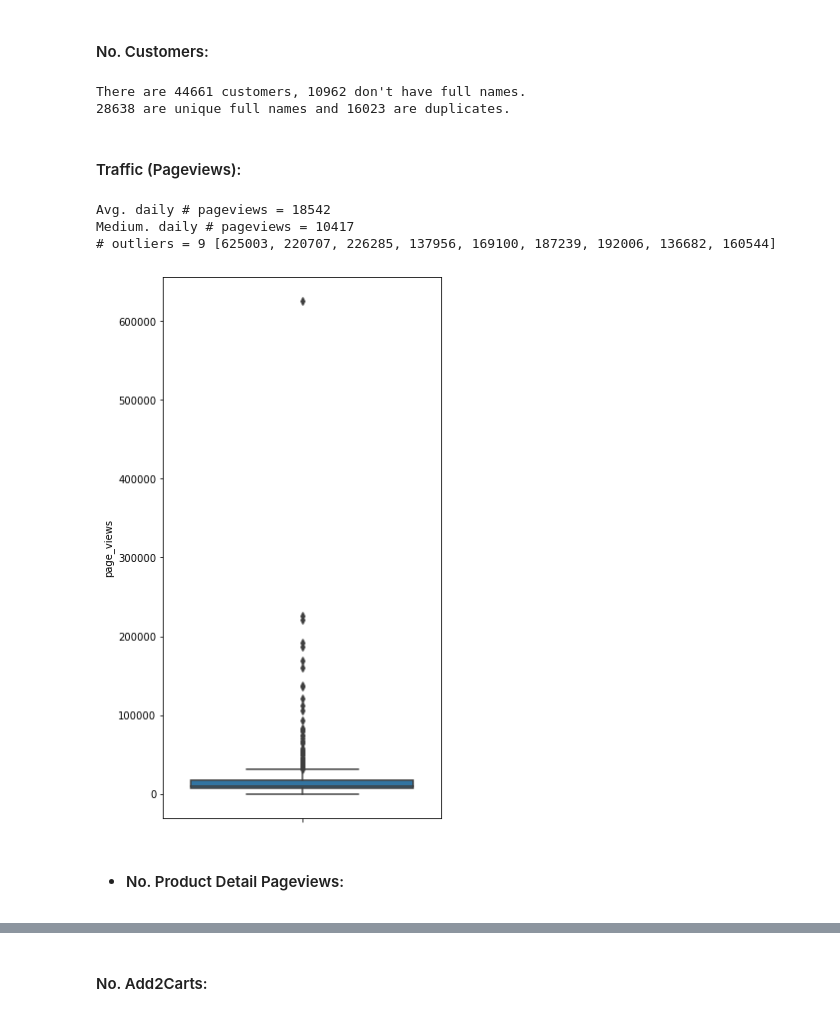
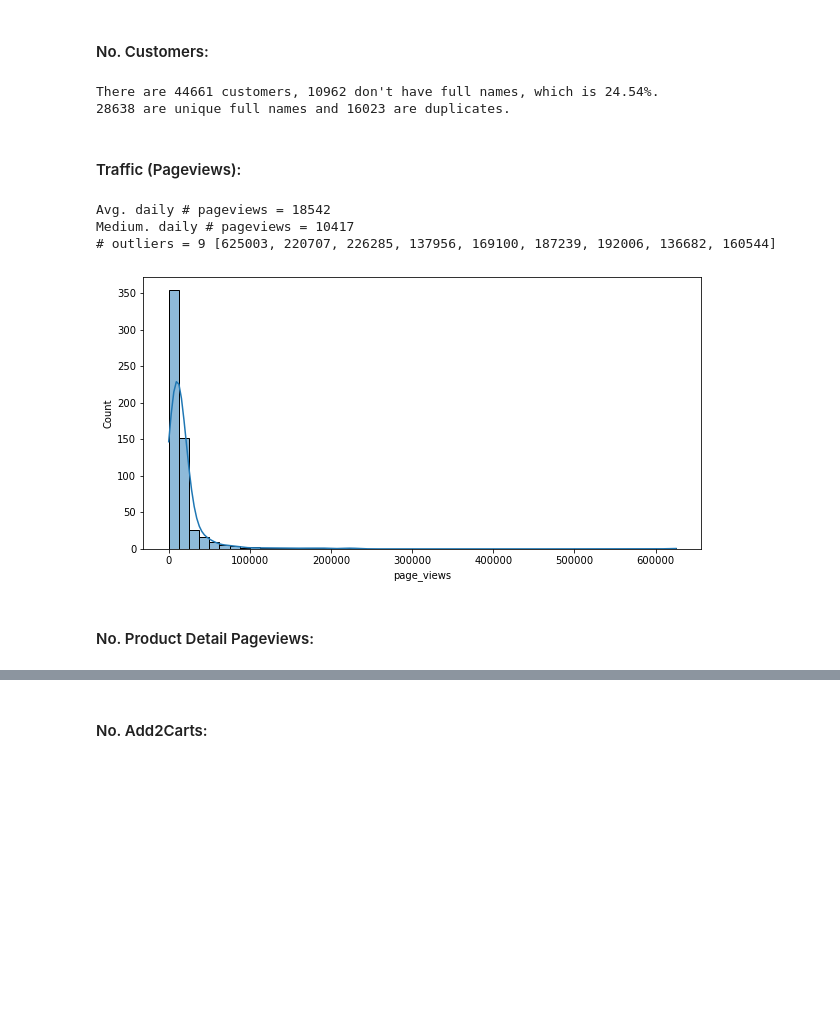
Before and after one commit to ryq99/Use_Case_Backlogs, a Jupyter notebook: ecommerce-project.ipynb, the cells around one changed output, grey strips where cells are left out. Saved outputs shown, nothing was run; the diff lists cells and outputs as text; code cells hidden in the pictures; blank space fills up the shorter version.

```diff
--- a/ecommerce-project.ipynb
+++ b/ecommerce-project.ipynb
@@ -71,24 +141,24 @@ transactions: ['order_id', 'transaction_id', 'parent_id', 'transaction_amount',
 # %% [markdown]
 #### No. Customers:
 # %%
-print("There are {} customers, {} don't have full names.".format(customers['customer_id'].nunique(), customers['full_name'].isnull().sum()))
+print("There are {} customers, {} don't have full names, which is {:.2%}.".format(customers['customer_id'].nunique(), customers['full_name'].isnull().sum(), customers['full_name'].isnull().sum() / customers['customer_id'].nunique()))
 print("{} are unique full names and {} are duplicates.".format(customers['full_name'].nunique(), customers['customer_id'].nunique() - customers['full_name'].nunique()))
 # %% [output]
-There are 44661 customers, 10962 don't have full names.
+There are 44661 customers, 10962 don't have full names, which is 24.54%.
 28638 are unique full names and 16023 are duplicates.
 # %% [markdown]
 #### Traffic (Pageviews):
 # %%
-plt.figure(figsize=(5,10))
-sns.boxplot(data=traffic, y='page_views')
+plt.figure(figsize=(10, 5))
+sns.histplot(data=traffic, x='page_views', bins=50, kde=True)
 print('Avg. daily # pageviews = {:.0f}'.format(traffic['page_views'].mean()))
 print('Medium. daily # pageviews = {:.0f}'.format(traffic['page_views'].median()))
 print('# outliers = {} {}'.format(traffic.loc[np.abs(stats.zscore(traffic['page_views'])) > 3, 'page_views'].count(), traffic.loc[np.abs(stats.zscore(traffic['page_views'])) > 3, 'page_views'].tolist()))
 # %% [output]
 Avg. daily # pageviews = 18542
 Medium. daily # pageviews = 10417
 # outliers = 9 [625003, 220707, 226285, 137956, 169100, 187239, 192006, 136682, 160544]
-[figure, old version]
+[figure, new version]
 # %% [markdown]
-* #### No. Product Detail Pageviews:
+#### No. Product Detail Pageviews:
 # %%
```
Also changed, not shown: parts of 50 cells of this notebook.
